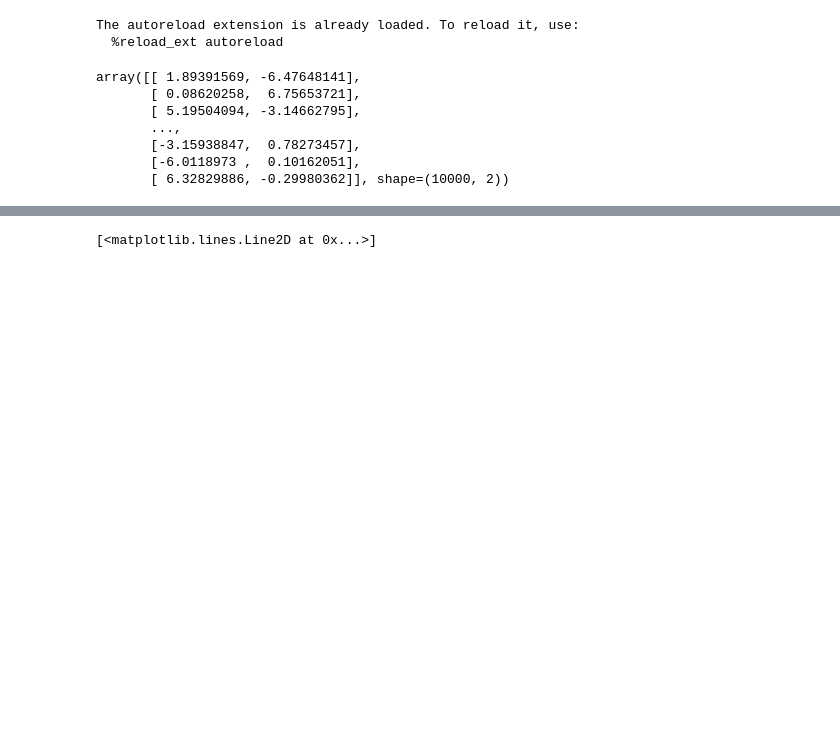
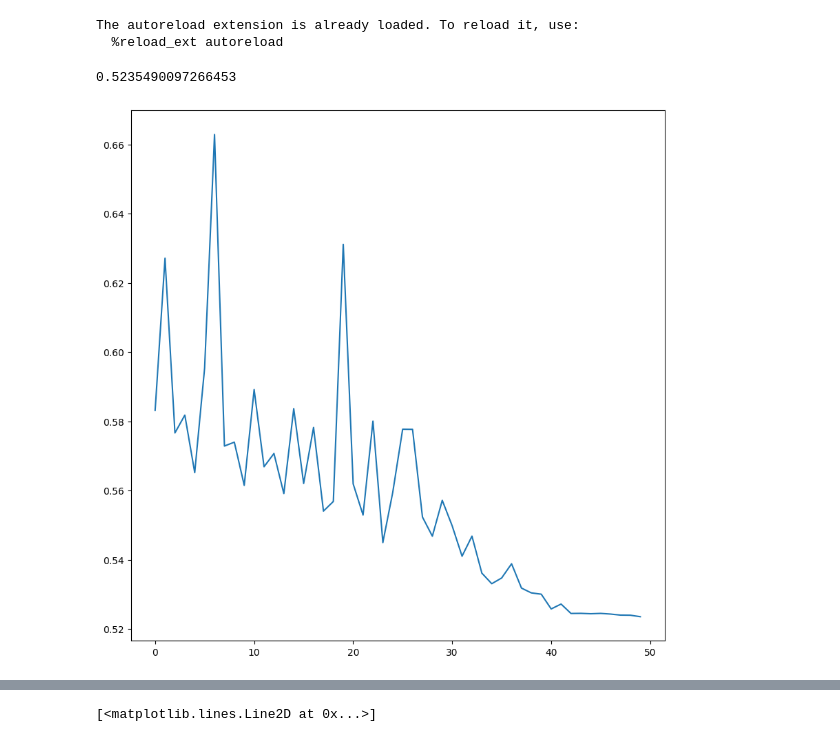
Before and after one commit to kendallzhu/curling, a Jupyter notebook: nn_scratch.ipynb, the cells around one changed output, grey strips where cells are left out. Cells and saved outputs as stored; diff of their text form; code cells hidden in the pictures; blank space fills up the shorter version.

```diff
--- a/nn_scratch.ipynb
+++ b/nn_scratch.ipynb
@@ -22,13 +23,5 @@ y = np.abs((r - theta) % (2 * np.pi)).flatten() < np.pi
 X = r * np.concatenate([np.cos(theta), np.sin(theta)], axis=1)
 # %%
-X
+X_norm = nn.normalize(X)
-# %% [output]
-array([[ 1.89391569, -6.47648141],
-       [ 0.08620258,  6.75653721],
-       [ 5.19504094, -3.14662795],
-       ...,
-       [-3.15938847,  0.78273457],
-       [-6.0118973 ,  0.10162051],
-       [ 6.32829886, -0.29980362]], shape=(10000, 2))
 # %%
 input_layer_size = 2
@@ -55,0 +91,27 @@ neural_network = nn.NN(layers)
+# %%
+losses = []
+num_points_per_batch = 100
+num_iters = 100
+
+for i in range(num_iters):
+    lr = 10 * 0.5 * (1 + np.cos(np.pi * i / num_iters))
+    shuffled_indices = np.random.choice(n, size=n, replace=False)
+    X_shuffled = X_norm[shuffled_indices, :]
+    y_shuffled = y[shuffled_indices]
+    for batch_min_index in range(0, n, num_points_per_batch):
+        batch_max_index = min(batch_min_index + num_points_per_batch, n)
+        neural_network.train(
+            X_norm[batch_min_index:batch_max_index, :],
+            y[batch_min_index:batch_max_index],
+            loss_function,
+            lr,
+            0,
+        )
+
+    losses.append(neural_network.get_average_loss(X_norm, y, loss_function))
+
+plt.plot(losses)
+print(losses[-1])
+# %% [output]
+0.5235490097266453
+[figure, added]
```
Also changed, not shown: parts of 21 cells of this notebook, 1 other file.
